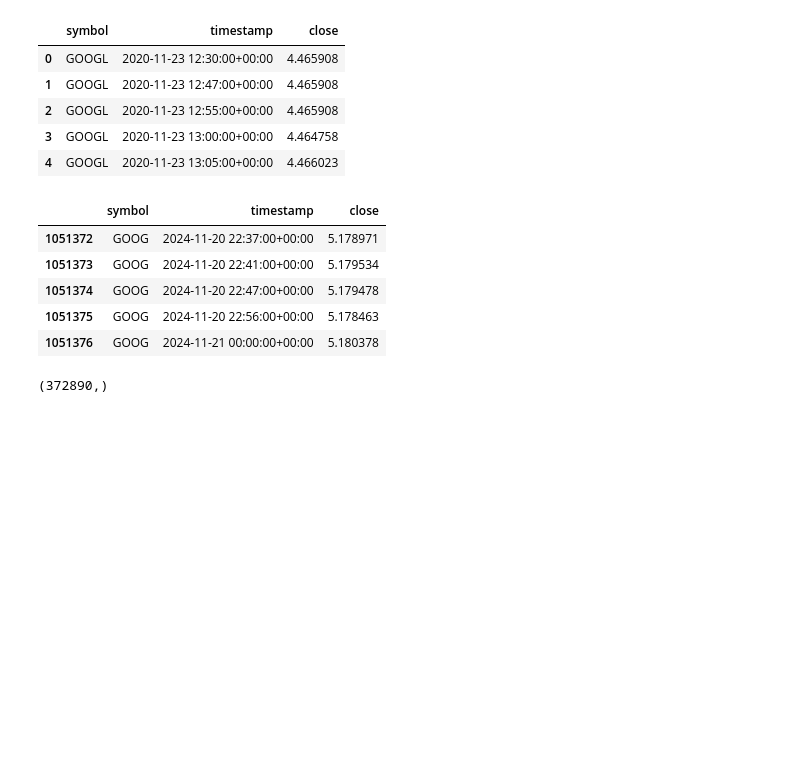
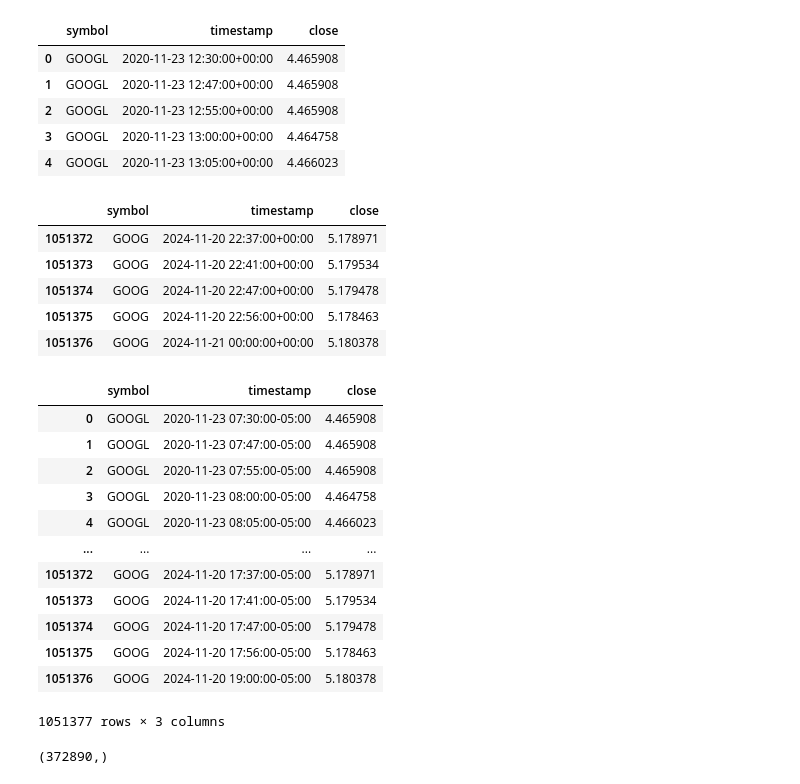
Before and after one commit to LeCodeChef/Basic-Pairs-Trader, a Jupyter notebook: research_notebooks/researchGOOG_GOOGL.ipynb, the cells around one changed output. Drawn from its saved outputs; the diff is of its cells as text; code cells hidden in the pictures; blank space fills up the shorter version.

```diff
--- a/research_notebooks/researchGOOG_GOOGL.ipynb
+++ b/research_notebooks/researchGOOG_GOOGL.ipynb
@@ -27,6 +39,22 @@ data.tail()
 | 1051374 | GOOG | 2024-11-20 22:47:00+00:00 | 5.179478 |
 | 1051375 | GOOG | 2024-11-20 22:56:00+00:00 | 5.178463 |
 | 1051376 | GOOG | 2024-11-21 00:00:00+00:00 | 5.180378 |
+# %%
+data
+# %% [output]
+|  | symbol | timestamp | close |
+| 0 | GOOGL | 2020-11-23 07:30:00-05:00 | 4.465908 |
+| 1 | GOOGL | 2020-11-23 07:47:00-05:00 | 4.465908 |
+| 2 | GOOGL | 2020-11-23 07:55:00-05:00 | 4.465908 |
+| 3 | GOOGL | 2020-11-23 08:00:00-05:00 | 4.464758 |
+| 4 | GOOGL | 2020-11-23 08:05:00-05:00 | 4.466023 |
+| ... | ... | ... | ... |
+| 1051372 | GOOG | 2024-11-20 17:37:00-05:00 | 5.178971 |
+| 1051373 | GOOG | 2024-11-20 17:41:00-05:00 | 5.179534 |
+| 1051374 | GOOG | 2024-11-20 17:47:00-05:00 | 5.179478 |
+| 1051375 | GOOG | 2024-11-20 17:56:00-05:00 | 5.178463 |
+| 1051376 | GOOG | 2024-11-20 19:00:00-05:00 | 5.180378 |
+1051377 rows × 3 columns
 # %%
 # Show timestamps in New York time so the session is 09:30–16:00 year-round (handles DST)
 data["timestamp"] = data["timestamp"].dt.tz_convert("America/New_York")
```
Also changed, not shown: parts of 22 cells of this notebook, 5 other files.
